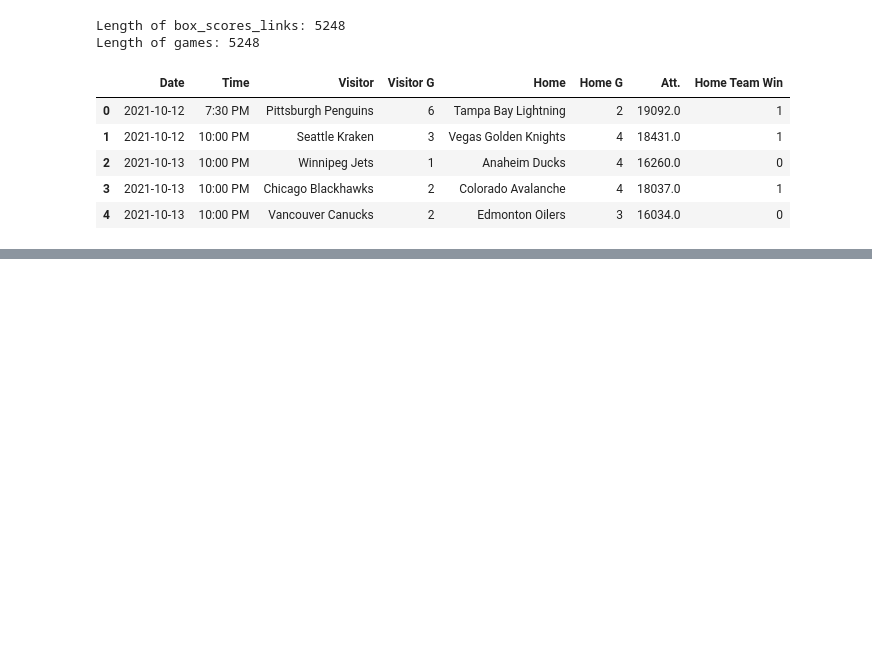
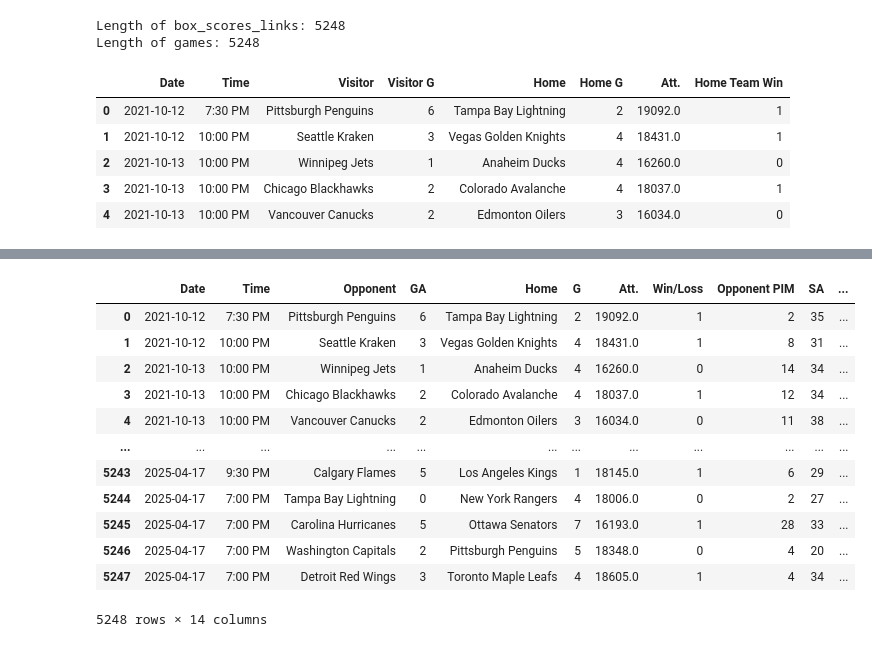
Before and after one commit to vblais12/NHL_stats_predictor, a Jupyter notebook: Data/Scraping.ipynb, the cells around one changed output, grey strips where cells are left out. Cells and saved outputs as stored; diff of their text form; code cells hidden in the pictures; blank space fills up the shorter version.

```diff
--- a/Data/Scraping.ipynb
+++ b/Data/Scraping.ipynb
@@ -136,8 +136,12 @@ for link in all_box_scores_links:
     data = StringIO(data)
 
     # Getting scorebox tables
-    v_stats_table = pd.read_html(data, attrs={'id' : f'{visitors}_skaters'}, header=1)[0].iloc[[-1]]
-    h_stats_table = pd.read_html(data, attrs={'id' : f'{home}_skaters'}, header=1)[0].iloc[[-1]]
+    v_table = pd.read_html(data, attrs={'id' : f'{visitors}_skaters'}, header=1)[0]
+    h_table = pd.read_html(data, attrs={'id' : f'{home}_skaters'}, header=1)[0]
+
+    # Find row where the player name/index contains "TOTAL" and get the last one
+    v_stats_table = v_table[v_table.iloc[:, 1].str.contains('TOTAL', na=False)].iloc[[-1]]
+    h_stats_table = h_table[h_table.iloc[:, 1].str.contains('TOTAL', na=False)].iloc[[-1]]
 
     # Only keeping relevant columns
     v_stats_table = v_stats_table[['PIM', 'S', 'S%']]
@@ -147,6 +151,10 @@ for link in all_box_scores_links:
     v_stats_table.rename(columns={'PIM' : 'Visitors PIM', 'S' : 'Visitors S', 'S%' : 'Visitors S%'}, inplace=True)
     h_stats_table.rename(columns={'PIM' : 'Home PIM', 'S' : 'Home S', 'S%' : 'Home S%'}, inplace=True)
 
+    # Resetting indices for concatenating
+    v_stats_table.reset_index(drop=True, inplace=True)
+    h_stats_table.reset_index(drop=True, inplace=True)
+
     # Concatenating both tables
     final_table = pd.concat([v_stats_table, h_stats_table], axis=1)
 
@@ -174 +201,21 @@ File Cached. Excellent. Moving right along...
+# %%
+combined_games = pd.concat([games.reset_index(drop=True), scores.reset_index(drop=True)], axis=1)
+combined_games.rename(columns={'Visitor' : 'Opponent', 'Visitor G' : 'GA', 'Visitors S' : 'SA', 'Visitors S%' : 'SA%'}, inplace=True)
+combined_games.rename(columns={'Visitors PIM' : 'Opponent PIM', 'Home G' : 'G', 'Home Team Win' : 'Win/Loss', 'Home PIM' : 'PIM', 'Home S' : 'S', 'Home S%': 'S%'}, inplace=True)
+
+combined_games
+# %% [output]
+|  | Date | Time | Opponent | GA | Home | G | Att. | Win/Loss | Opponent PIM | SA | ... |
+| 0 | 2021-10-12 | 7:30 PM | Pittsburgh Penguins | 6 | Tampa Bay Lightning | 2 | 19092.0 | 1 | 2 | 35 | ... |
+| 1 | 2021-10-12 | 10:00 PM | Seattle Kraken | 3 | Vegas Golden Knights | 4 | 18431.0 | 1 | 8 | 31 | ... |
+| 2 | 2021-10-13 | 10:00 PM | Winnipeg Jets | 1 | Anaheim Ducks | 4 | 16260.0 | 0 | 14 | 34 | ... |
+| 3 | 2021-10-13 | 10:00 PM | Chicago Blackhawks | 2 | Colorado Avalanche | 4 | 18037.0 | 1 | 12 | 34 | ... |
+| 4 | 2021-10-13 | 10:00 PM | Vancouver Canucks | 2 | Edmonton Oilers | 3 | 16034.0 | 0 | 11 | 38 | ... |
+| ... | ... | ... | ... | ... | ... | ... | ... | ... | ... | ... | ... |
+| 5243 | 2025-04-17 | 9:30 PM | Calgary Flames | 5 | Los Angeles Kings | 1 | 18145.0 | 1 | 6 | 29 | ... |
+| 5244 | 2025-04-17 | 7:00 PM | Tampa Bay Lightning | 0 | New York Rangers | 4 | 18006.0 | 0 | 2 | 27 | ... |
+| 5245 | 2025-04-17 | 7:00 PM | Carolina Hurricanes | 5 | Ottawa Senators | 7 | 16193.0 | 1 | 28 | 33 | ... |
+| 5246 | 2025-04-17 | 7:00 PM | Washington Capitals | 2 | Pittsburgh Penguins | 5 | 18348.0 | 0 | 4 | 20 | ... |
+| 5247 | 2025-04-17 | 7:00 PM | Detroit Red Wings | 3 | Toronto Maple Leafs | 4 | 18605.0 | 1 | 4 | 34 | ... |
+5248 rows × 14 columns
 # %%
```
Also changed, not shown: parts of 6 cells of this notebook.
